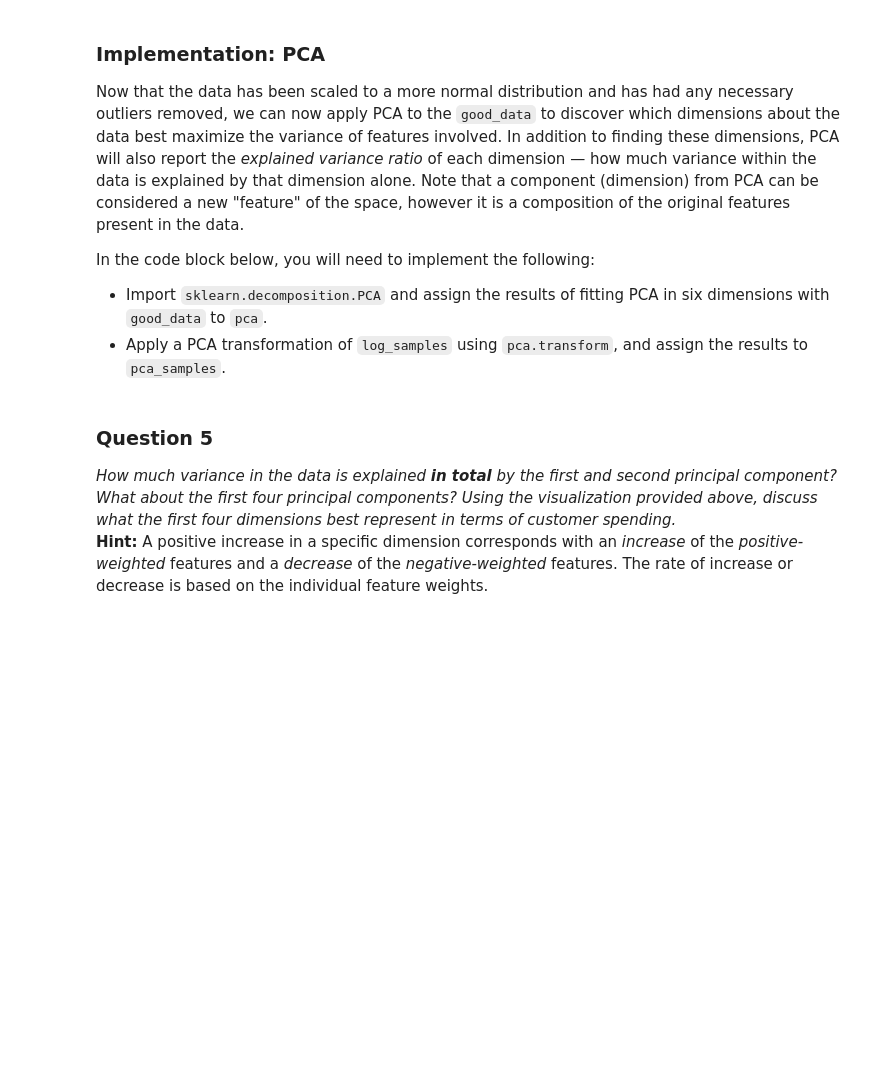
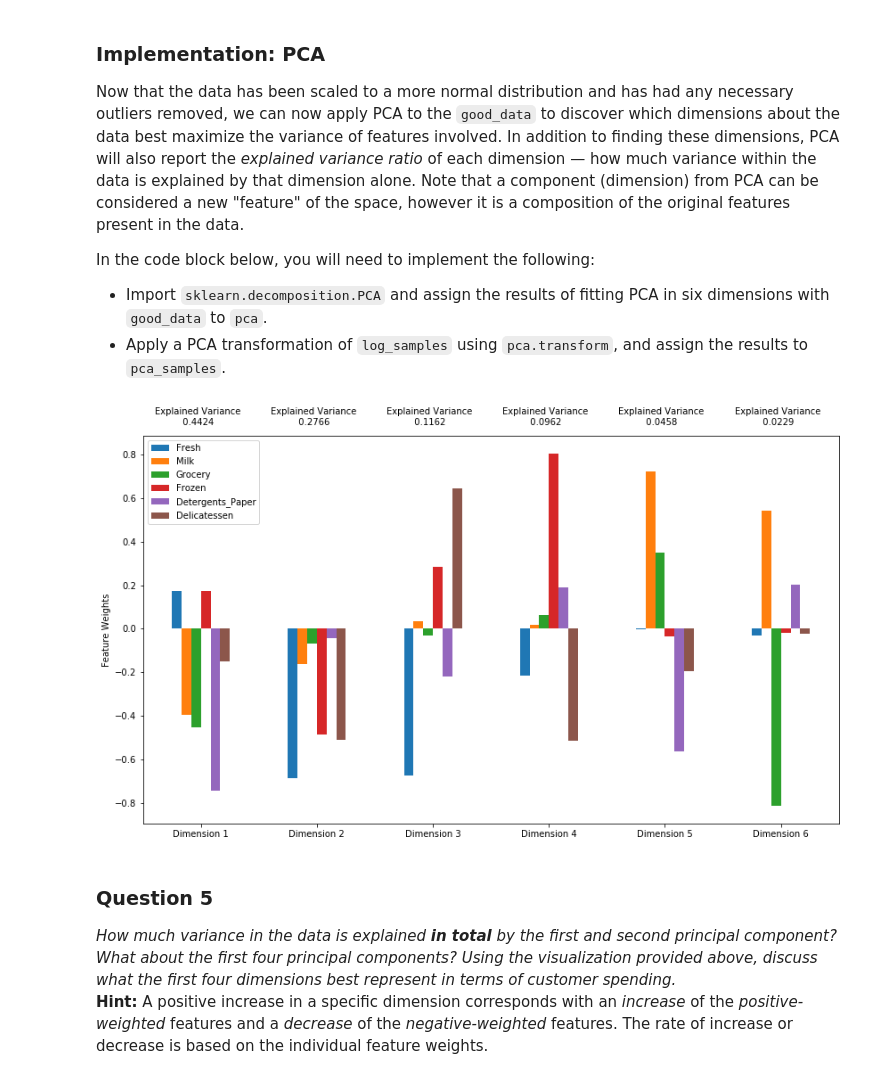
Before and after one commit to blcooley/machine-learning, a Jupyter notebook: projects/customer_segments/customer_segments.ipynb, the cells around one changed output. Cells and saved outputs as stored; diff of their text form; code cells hidden in the pictures; blank space fills up the shorter version.

```diff
--- a/projects/customer_segments/customer_segments.ipynb
+++ b/projects/customer_segments/customer_segments.ipynb
@@ -213,14 +287,18 @@ In the code block below, you will need to implement the following:
  - Import `sklearn.decomposition.PCA` and assign the results of fitting PCA in six dimensions with `good_data` to `pca`.
  - Apply a PCA transformation of `log_samples` using `pca.transform`, and assign the results to `pca_samples`.
 # %%
+from sklearn.decomposition import PCA
+
 # TODO: Apply PCA by fitting the good data with the same number of dimensions as features
-pca = None
+pca = PCA(6, random_state=42).fit(good_data)
 
 # TODO: Transform log_samples using the PCA fit above
-pca_samples = None
+pca_samples = pca.transform(log_samples)
 
 # Generate PCA results plot
 pca_results = vs.pca_results(good_data, pca)
+# %% [output]
+[figure, added]
 # %% [markdown]
 ### Question 5
 *How much variance in the data is explained* ***in total*** *by the first and second principal component? What about the first four principal components? Using the visualization provided above, discuss what the first four dimensions best represent in terms of customer spending.*
```
Also changed, not shown: parts of 11 cells of this notebook.
